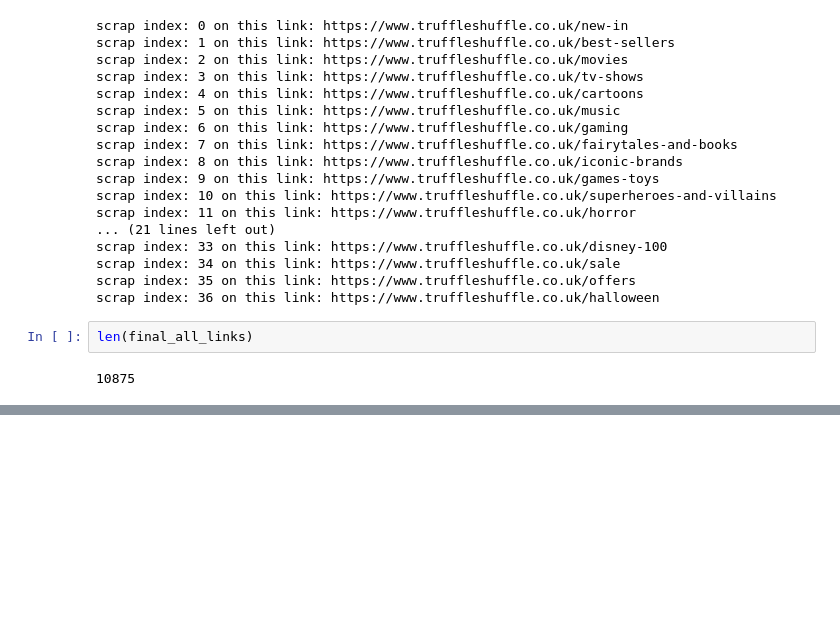
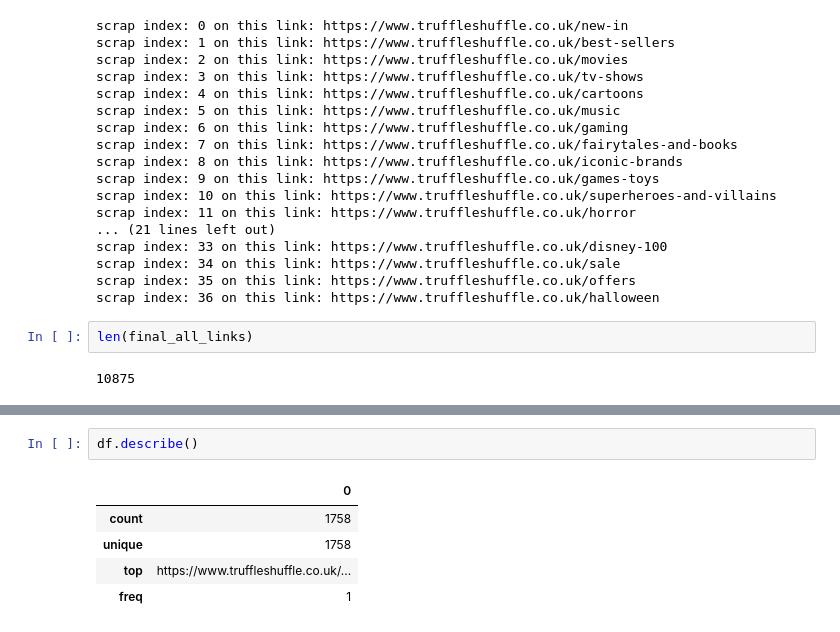
Before and after one commit to byiringiroscar/NLP-Data-science-ML-and-Artificial-Intelligence, a Jupyter notebook: ScraptruffleshuffleLoadMore.ipynb, the cells around one changed output, grey strips where cells are left out. Drawn from its saved outputs; the diff is of its cells as text; blank space fills up the shorter version.

```diff
--- a/ScraptruffleshuffleLoadMore.ipynb
+++ b/ScraptruffleshuffleLoadMore.ipynb
@@ -238,0 +261,8 @@ len(final_all_links)
+# %%
+df.describe()
+# %% [output]
+|  | 0 |
+| count | 1758 |
+| unique | 1758 |
+| top | https://www.truffleshuffle.co.uk/... |
+| freq | 1 |
```
Also changed, not shown: parts of 8 cells of this notebook.
